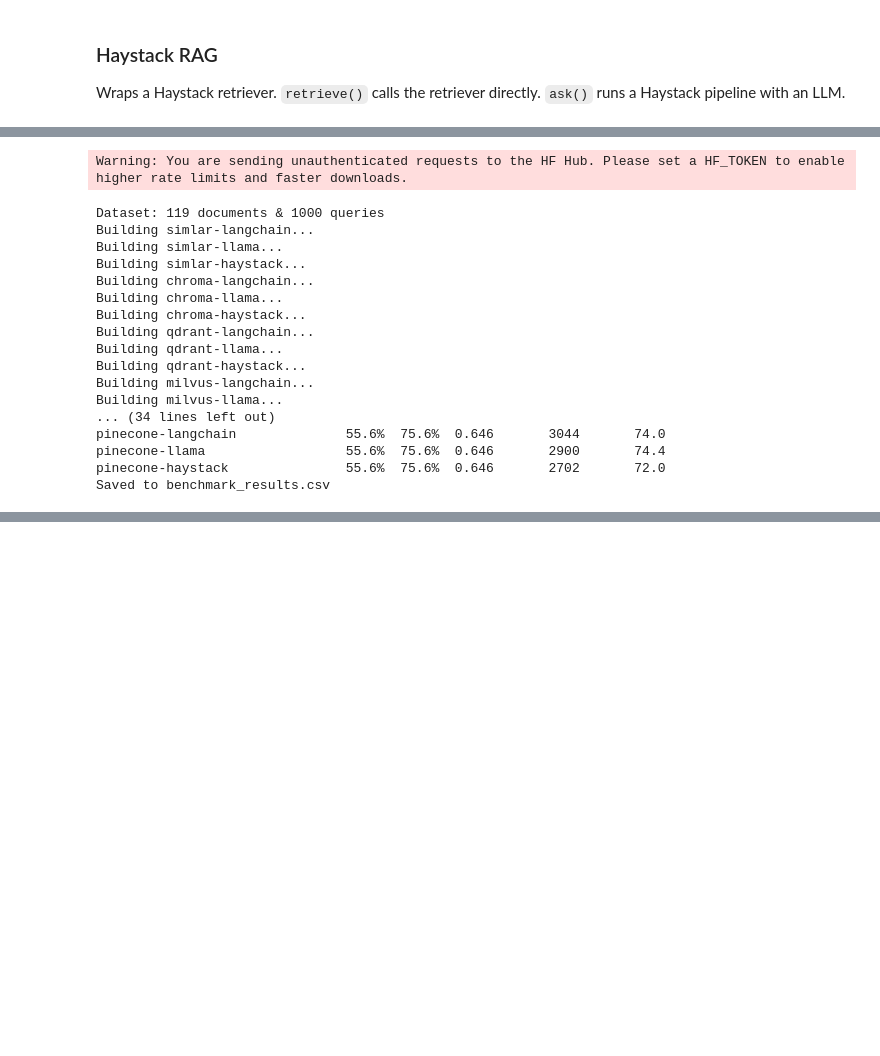
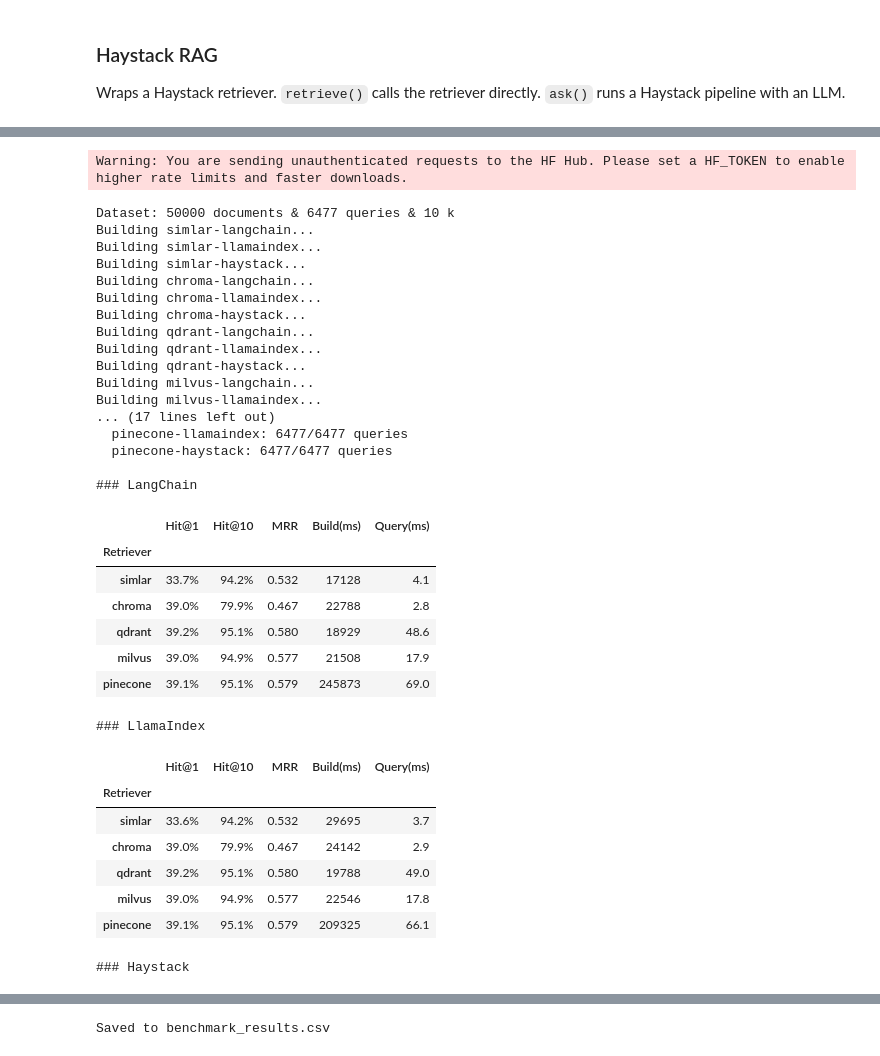
Before and after one commit to tekdatum/simlar, a Jupyter notebook: docs/examples/10_rags_benchmark.ipynb, the cells around one changed output, grey strips where cells are left out. Cells and saved outputs as stored; diff of their text form; code cells hidden in the pictures; blank space fills up the shorter version.

Commit message:
new dataset addition

```diff
--- a/docs/examples/10_rags_benchmark.ipynb
+++ b/docs/examples/10_rags_benchmark.ipynb
@@ -103,6 +103,44 @@ class SquadDataset(Dataset):
             if doc == correct:
                 return i
         return None
+
+
+class MsMarcoDataset(Dataset):
+    def __init__(self, corpus, queries, query_to_selected):
+        self.corpus = corpus
+        self.queries = queries
+        self._query_to_selected = query_to_selected  # query -> set de textos correctos
+
+    @classmethod
+    def from_hf(cls, n_queries=None, n_passages=None):
+        hf = load_dataset("microsoft/ms_marco", "v2.1", split="train")
+        seen, passages, queries, query_to_selected = set(), [], [], {}
+        for row in hf:
+            if n_queries is not None and len(queries) == n_queries:
+                break
+            selected = {t for t, s in zip(row["passages"]["passage_text"], row["passages"]["is_selected"]) if s == 1}
+            if not selected:
+                continue
+            for text in row["passages"]["passage_text"]:
+                if text not in seen:
+                    if n_passages is not None and len(passages) >= n_passages:
+                        continue
+                    seen.add(text)
+                    passages.append(text)
+            if selected & set(passages):
+                queries.append(row["query"])
+                query_to_selected[row["query"]] = selected & set(passages)
+        return cls(corpus=passages, queries=queries, query_to_selected=query_to_selected)
+
+    def evaluate(self, query, docs):
+        return bool(self._query_to_selected.get(query, set()) & set(docs))
+
+    def rank(self, query, docs):
+        selected = self._query_to_selected.get(query, set())
+        for i, doc in enumerate(docs):
+            if doc in selected:
+                return i
+        return None
 # %% [markdown]
 ## Backends
 
@@ -740,22 +799,39 @@ def test_retrievers(dataset: SquadDataset, out:str, k: int = 3) -> None:
 # %%
-squad_dataset = SquadDataset.from_hf(n_questions=1000)
-test_retrievers(squad_dataset, "benchmark_results.csv", k=3)
+# dataset = SquadDataset.from_hf(n_questions=1000)
+dataset = MsMarcoDataset.from_hf(n_passages=50000)
+test_retrievers(dataset, "benchmark_results.csv", k=10)
 # %% [output]
 Warning: You are sending unauthenticated requests to the HF Hub. Please set a HF_TOKEN to enable higher rate limits and faster downloads.
-Dataset: 119 documents & 1000 queries
+Dataset: 50000 documents & 6477 queries & 10 k
 Building simlar-langchain...
-Building simlar-llama...
+Building simlar-llamaindex...
 Building simlar-haystack...
 Building chroma-langchain...
-Building chroma-llama...
+Building chroma-llamaindex...
 Building chroma-haystack...
 Building qdrant-langchain...
-Building qdrant-llama...
+Building qdrant-llamaindex...
 Building qdrant-haystack...
 Building milvus-langchain...
-Building milvus-llama...
-... (34 lines left out)
-pinecone-langchain              55.6%  75.6%  0.646       3044       74.0
-pinecone-llama                  55.6%  75.6%  0.646       2900       74.4
-pinecone-haystack               55.6%  75.6%  0.646       2702       72.0
-Saved to benchmark_results.csv
+Building milvus-llamaindex...
+... (17 lines left out)
+  pinecone-llamaindex: 6477/6477 queries
+  pinecone-haystack: 6477/6477 queries
+
+### LangChain
+|  | Hit@1 | Hit@10 | MRR | Build(ms) | Query(ms) |
+| Retriever |  |  |  |  |  |
+| simlar | 33.7% | 94.2% | 0.532 | 17128 | 4.1 |
+| chroma | 39.0% | 79.9% | 0.467 | 22788 | 2.8 |
+| qdrant | 39.2% | 95.1% | 0.580 | 18929 | 48.6 |
+| milvus | 39.0% | 94.9% | 0.577 | 21508 | 17.9 |
+| pinecone | 39.1% | 95.1% | 0.579 | 245873 | 69.0 |
+### LlamaIndex
+|  | Hit@1 | Hit@10 | MRR | Build(ms) | Query(ms) |
+| Retriever |  |  |  |  |  |
+| simlar | 33.6% | 94.2% | 0.532 | 29695 | 3.7 |
+| chroma | 39.0% | 79.9% | 0.467 | 24142 | 2.9 |
+| qdrant | 39.2% | 95.1% | 0.580 | 19788 | 49.0 |
+| milvus | 39.0% | 94.9% | 0.577 | 22546 | 17.8 |
+| pinecone | 39.1% | 95.1% | 0.579 | 209325 | 66.1 |
+### Haystack
@@ -761,0 +845 @@ Saved to benchmark_results.csv
+Saved to benchmark_results.csv
```
Also changed, not shown: parts of 3 cells of this notebook, 1 other file.
